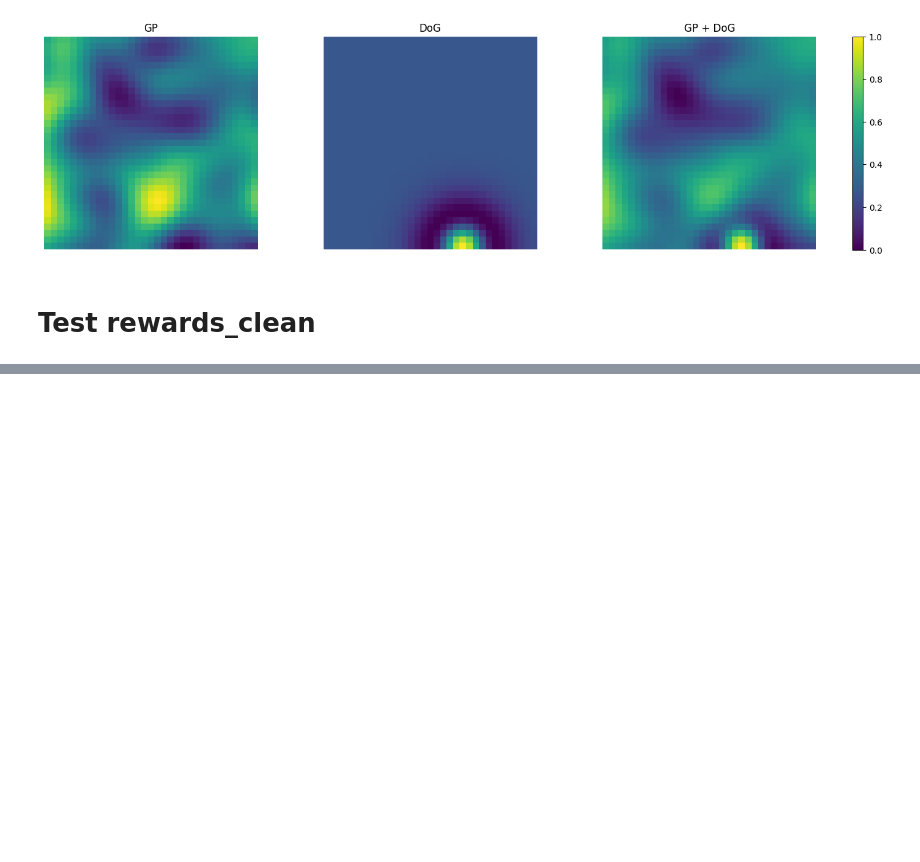
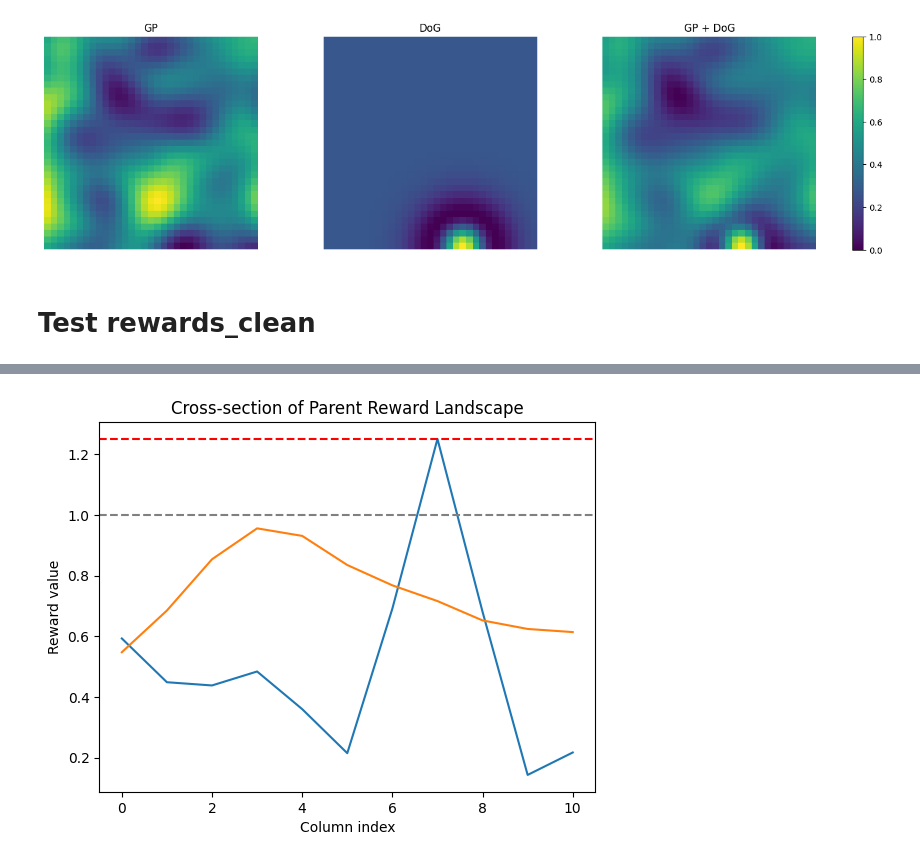
Before and after one commit to vagechirkov/Spatial-MAB-taboo, a Jupyter notebook: notebooks/reward_landscapes.ipynb, the cells around one changed output, grey strips where cells are left out. Saved outputs shown, nothing was run; the diff lists cells and outputs as text; code cells hidden in the pictures; blank space fills up the shorter version.

```diff
--- a/notebooks/reward_landscapes.ipynb
+++ b/notebooks/reward_landscapes.ipynb
@@ -217,0 +222,14 @@ plot_reward_grids(np.array([parent] + children))
+# %%
+row_g, col_g = g_max_coords
+row_l, col_l = l_max_coords
+plt.plot(parent[row_g, :])
+plt.plot(parent[row_l,:])
+# plot horizontal lines at 1 and r
+plt.axhline(1, color='gray', linestyle='--')
+plt.axhline(r, color='red', linestyle='--')
+plt.xlabel('Column index')
+plt.ylabel('Reward value')
+plt.title('Cross-section of Parent Reward Landscape')
+plt.show()
+# %% [output]
+[figure, added]
```
Also changed, not shown: parts of 5 cells of this notebook, 2 other files.
